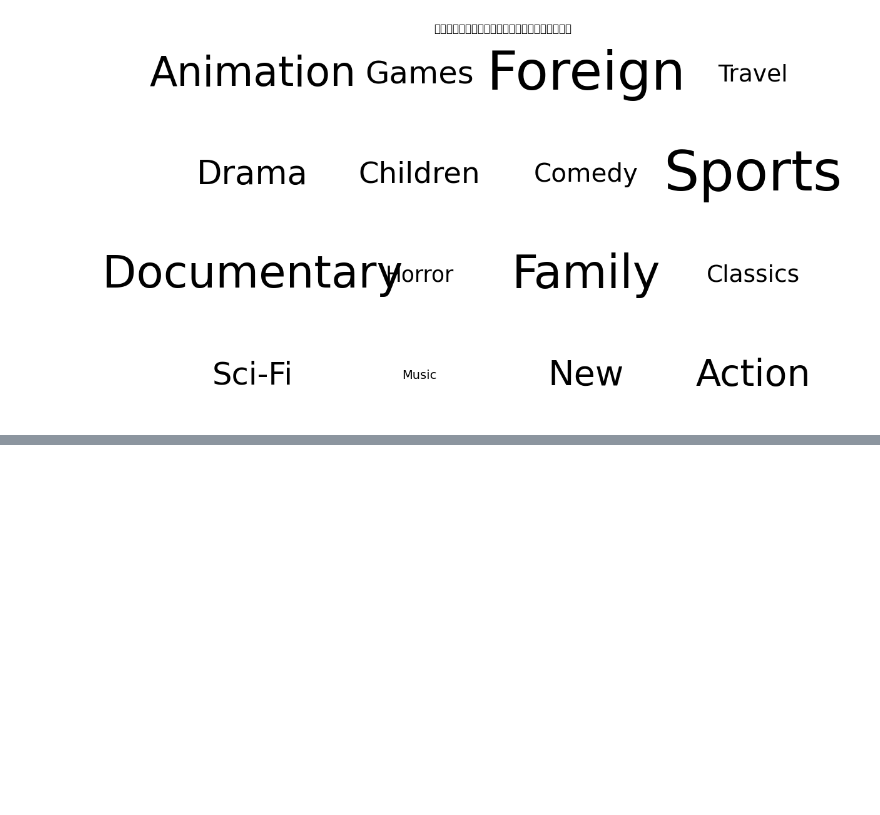
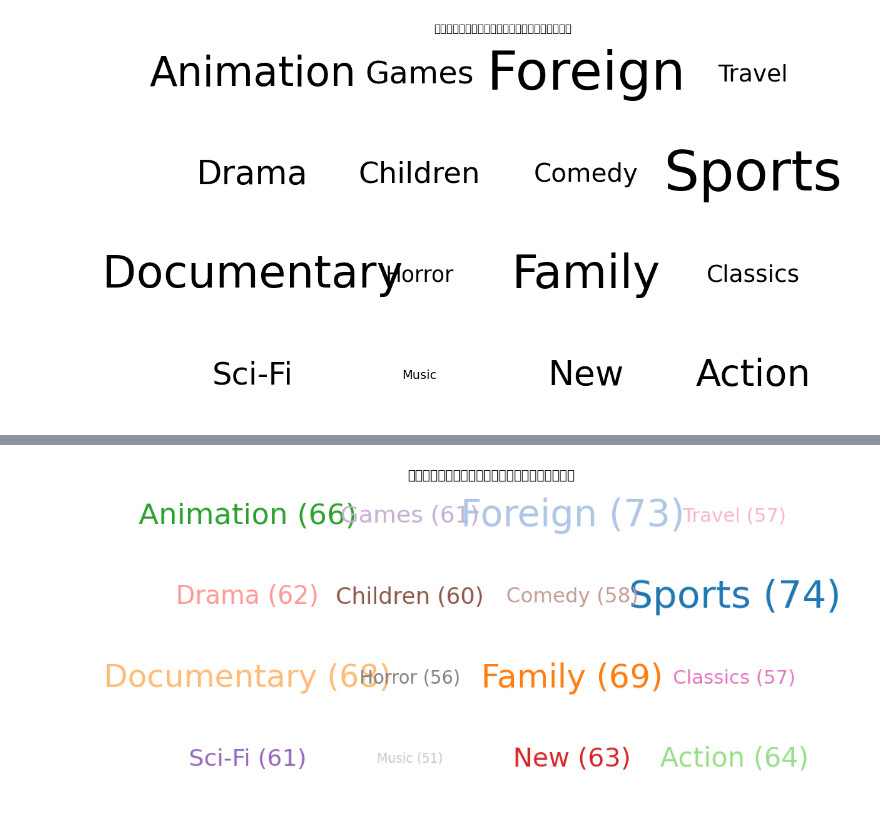
Before and after one commit to RuoAndo/cit, a Jupyter notebook: db2025/8_word_crowd_category.ipynb, the cells around one changed output, grey strips where cells are left out. Drawn from its saved outputs; the diff is of its cells as text; code cells hidden in the pictures; blank space fills up the shorter version.

```diff
--- a/db2025/8_word_crowd_category.ipynb
+++ b/db2025/8_word_crowd_category.ipynb
@@ -269,0 +270,78 @@ if __name__ == "__main__":
+# %%
+import pandas as pd
+import matplotlib.pyplot as plt
+import numpy as np
+from pathlib import Path
+
+def load_counts(category_csv="csv_exports/category.csv",
+                film_category_csv="csv_exports/film_category.csv"):
+    df_cat = pd.read_csv(category_csv)
+    df_fc  = pd.read_csv(film_category_csv)
+    counts = (
+        df_fc["category_id"]
+        .value_counts()
+        .rename_axis("category_id")
+        .reset_index(name="count")
+        .merge(df_cat, on="category_id")[["name", "count"]]
+    )
+    return counts
+
+def scale_font_sizes(counts, min_font=12, max_font=36):
+    cmin, cmax = counts["count"].min(), counts["count"].max()
+    if cmax == cmin:
+        counts["font"] = (min_font + max_font) // 2
+    else:
+        counts["font"] = counts["count"].apply(
+            lambda x: min_font + (max_font - min_font) * (x - cmin) / (cmax - cmin)
+        )
+    return counts
+
+def plot_wordcloud_like(counts, title="カテゴリーごとの映画件数（ワードクラウド風）",
+                        cols=4, seed=123, save_path=None,
+                        show_counts=True):
+    counts = counts.sort_values("font", ascending=False).reset_index(drop=True)
+
+    n = len(counts)
+    rows = int(np.ceil(n / cols))
+
+    xs = np.linspace(0.1, 0.9, cols)
+    ys = np.linspace(0.9, 0.1, rows)
+    grid_points = [(x, y) for y in ys for x in xs]
+
+    rng = np.random.default_rng(seed)
+    perm = rng.permutation(len(grid_points))
+    grid_points = [grid_points[i] for i in perm][:n]
+
+    fig = plt.figure(figsize=(8, 4))
+    ax = fig.add_axes([0, 0, 1, 1])
+    ax.set_xlim(0, 1)
+    ax.set_ylim(0, 1)
+    ax.axis("off")
+
+    cmap = plt.cm.tab20
+    colors = [cmap(i % 20) for i in range(len(counts))]
+
+    for (idx, row), (x, y), color in zip(counts.iterrows(), grid_points, colors):
+        label = f"{row['name']} ({row['count']})" if show_counts else str(row["name"])
+        ax.text(x, y, label,
+                fontsize=float(row["font"]),
+                color=color,
+                ha="center", va="center")
+
+    plt.title(title)
+
+    if save_path:
+        Path(save_path).parent.mkdir(parents=True, exist_ok=True)
+        plt.savefig(save_path, bbox_inches="tight", dpi=200)
+    plt.show()
+
+if __name__ == "__main__":
+    counts = load_counts(
+        category_csv="csv_exports/category.csv",
+        film_category_csv="csv_exports/film_category.csv"
+    )
+    counts = scale_font_sizes(counts)
+    # カウント付きで描画
+    plot_wordcloud_like(counts, show_counts=True)
+# %% [output]
+[figure, added]
```
Also changed, not shown: parts of 1 cell of this notebook, 1 other file.
